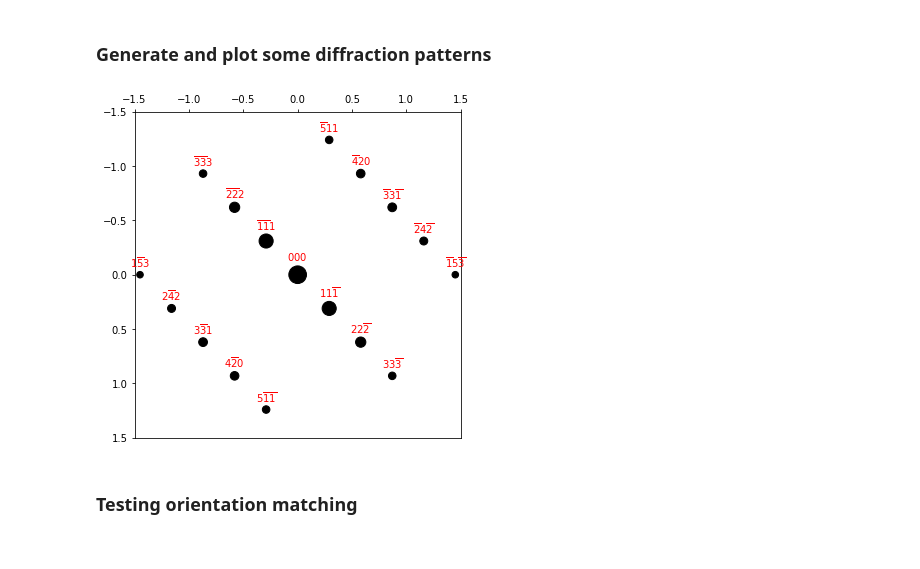
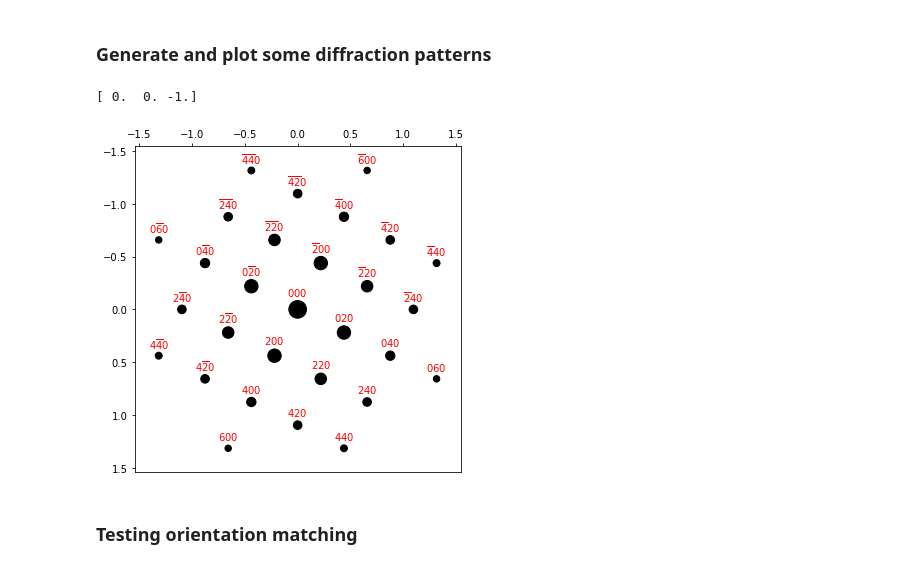
Before and after one commit to py4dstem/py4DSTEM_tutorials, a Jupyter notebook: notebooks/acom/ACOM_basics_01_cubic.ipynb, the cells around one changed output. Saved outputs shown, nothing was run; the diff lists cells and outputs as text; code cells hidden in the pictures.

```diff
--- a/notebooks/acom/ACOM_basics_01_cubic-Copy1.ipynb
+++ b/notebooks/acom/ACOM_basics_01_cubic.ipynb
@@ -115,23 +120,20 @@ ax.set_xlim([0, crystal.k_max]);
 # %% [markdown]
 ### Generate and plot some diffraction patterns
 # %%
-# zone_axis_test = [1,1,1]  # Zone axis
-# zone_axis_test = [0,1,1]  # Zone axis
-# zone_axis_test = [0,0,1]  # Zone axis
-zone_axis_test = [1,2,3]  # Zone axis
-# x_proj_dir_test = [0,1,1] # x direction in-plane vector (optional)
+zone_axis_test = [0,0,1]  # Zone axis
+x_proj_test = [2,1,0]  # in-plane projection vector
 
 bragg_peaks = crystal.generate_diffraction_pattern(
-    zone_axis = zone_axis_test,
-#     proj_x_axis = x_proj_dir_test,
+    zone_axis_miller = zone_axis_test,
+    proj_x_miller = x_proj_test,
     sigma_excitation_error=0.02)
 
 py4DSTEM.process.diffraction.plot_diffraction_pattern(
     bragg_peaks,
-    plot_range_kx_ky=[k_max,k_max],
 )
 # %% [output]
+[ 0.  0. -1.]
-[figure, old version]
+[figure, new version]
 # %% [markdown]
 ### Testing orientation matching
 # %%
```
Also changed, not shown: parts of 2 cells of this notebook, 2 other files.
